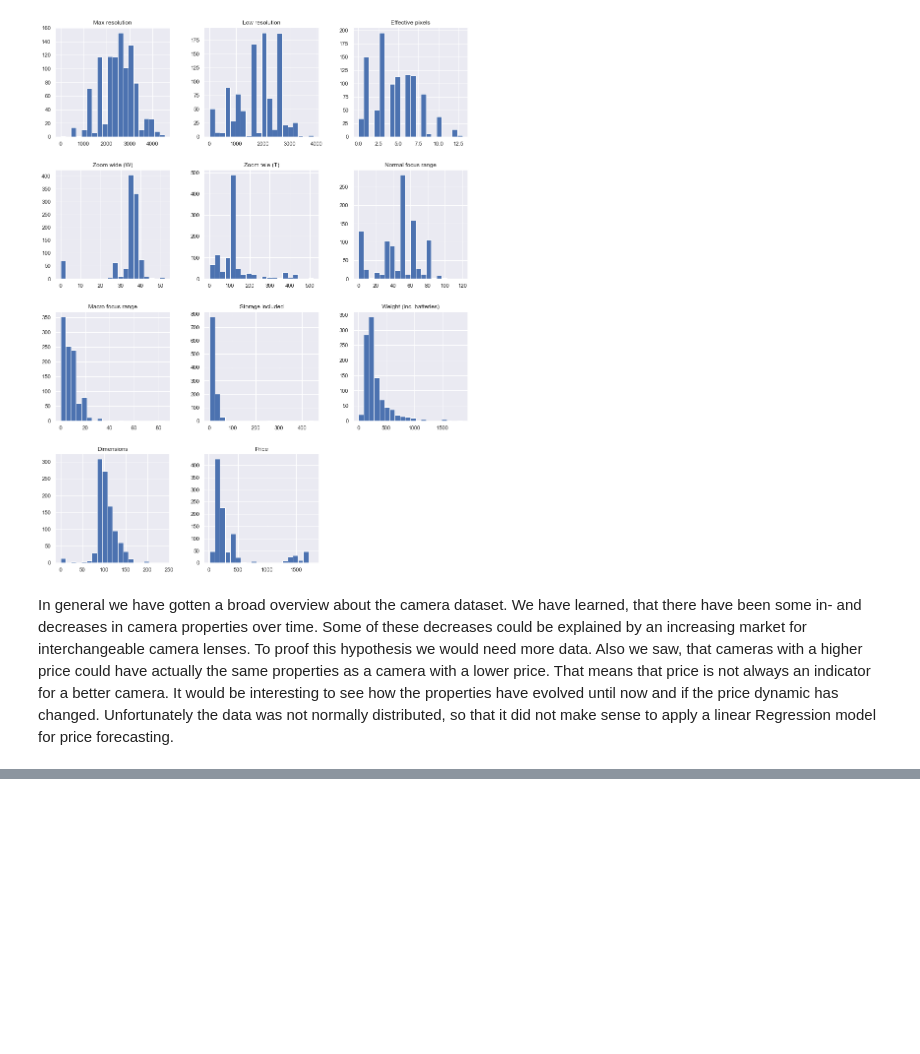
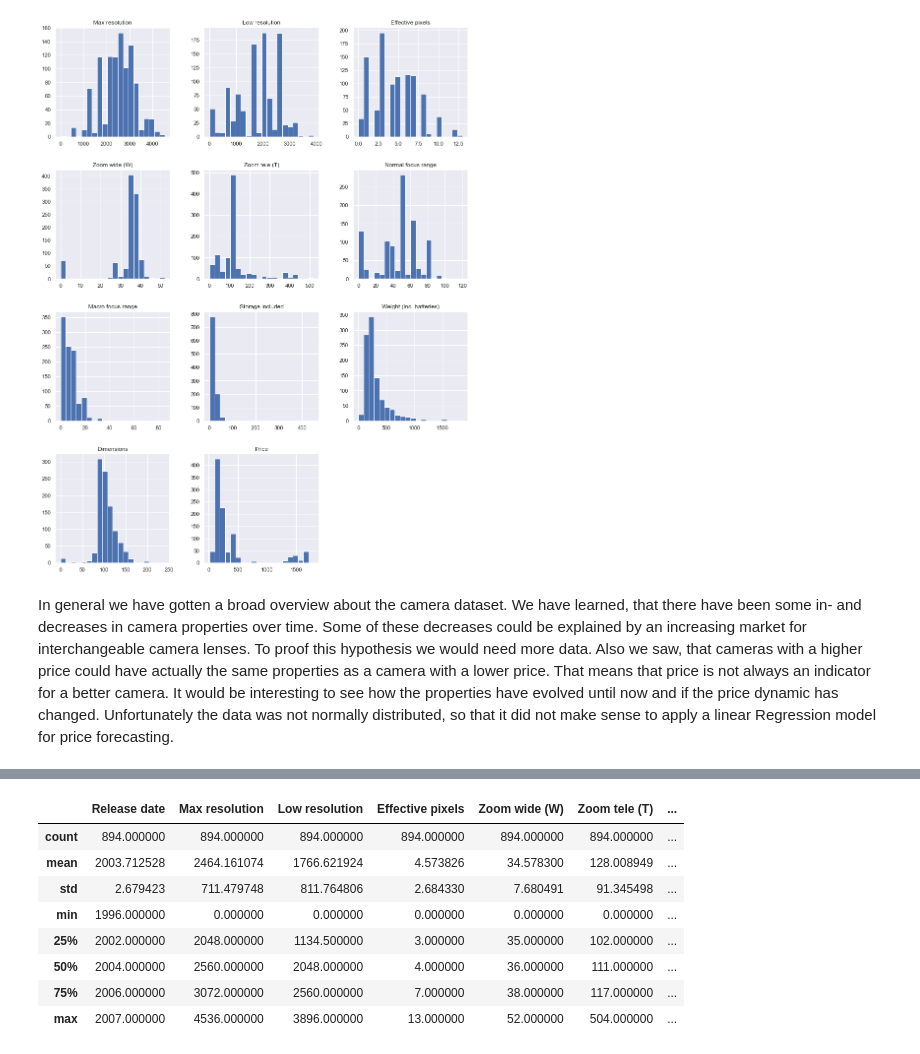
Before and after one commit to juro95/Camera-Data-Science-Project, a Jupyter notebook: 1000cameras.ipynb, the cells around one changed output, grey strips where cells are left out. Cells and saved outputs as stored; diff of their text form; code cells hidden in the pictures; blank space fills up the shorter version.

```diff
--- a/1000cameras.ipynb
+++ b/1000cameras.ipynb
@@ -451,0 +497,12 @@ Unfortunately the data was not normally distributed, so that it did not make sen
+# %%
+camera_low_price.describe()
+# %% [output]
+|  | Release date | Max resolution | Low resolution | Effective pixels | Zoom wide (W) | Zoom tele (T) | ... |
+| count | 894.000000 | 894.000000 | 894.000000 | 894.000000 | 894.000000 | 894.000000 | ... |
+| mean | 2003.712528 | 2464.161074 | 1766.621924 | 4.573826 | 34.578300 | 128.008949 | ... |
+| std | 2.679423 | 711.479748 | 811.764806 | 2.684330 | 7.680491 | 91.345498 | ... |
+| min | 1996.000000 | 0.000000 | 0.000000 | 0.000000 | 0.000000 | 0.000000 | ... |
+| 25% | 2002.000000 | 2048.000000 | 1134.500000 | 3.000000 | 35.000000 | 102.000000 | ... |
+| 50% | 2004.000000 | 2560.000000 | 2048.000000 | 4.000000 | 36.000000 | 111.000000 | ... |
+| 75% | 2006.000000 | 3072.000000 | 2560.000000 | 7.000000 | 38.000000 | 117.000000 | ... |
+| max | 2007.000000 | 4536.000000 | 3896.000000 | 13.000000 | 52.000000 | 504.000000 | ... |
```
Also changed, not shown: parts of 3 cells of this notebook.
